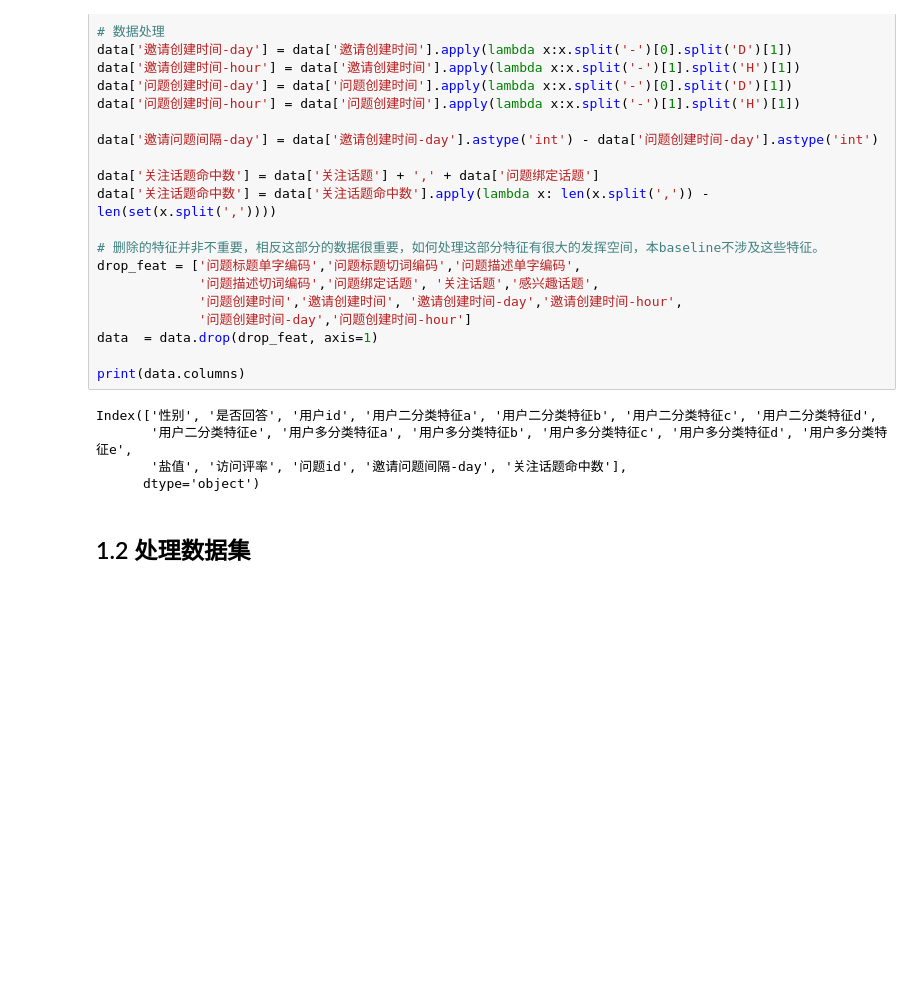
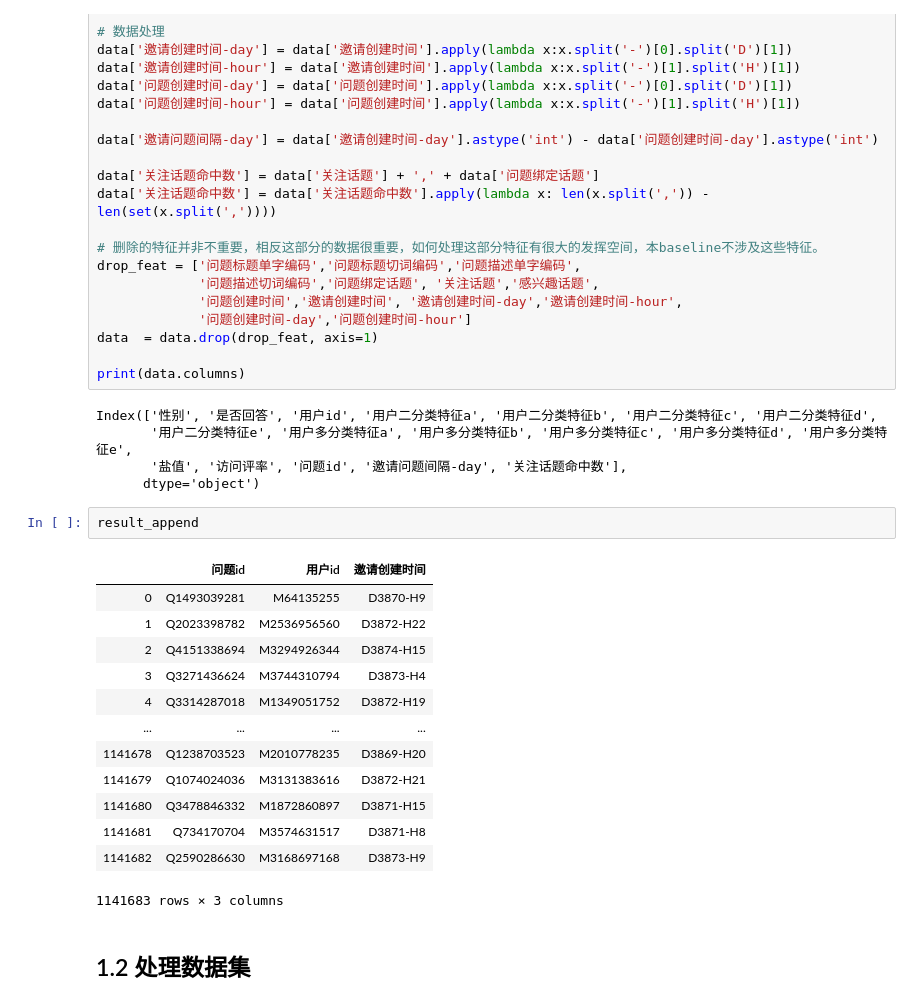
Before and after one commit to mokizzz/python_datamining_rayiooo, a Jupyter notebook: project3/main.ipynb, the cells around one changed output. Drawn from its saved outputs; the diff is of its cells as text; blank space fills up the shorter version.

```diff
--- a/project3/main.ipynb
+++ b/project3/main.ipynb
@@ -147,6 +148,22 @@ Index(['性别', '是否回答', '用户id', '用户二分类特征a', '用户
        '用户二分类特征e', '用户多分类特征a', '用户多分类特征b', '用户多分类特征c', '用户多分类特征d', '用户多分类特征e',
        '盐值', '访问评率', '问题id', '邀请问题间隔-day', '关注话题命中数'],
       dtype='object')
+# %%
+result_append
+# %% [output]
+|  | 问题id | 用户id | 邀请创建时间 |
+| 0 | Q1493039281 | M64135255 | D3870-H9 |
+| 1 | Q2023398782 | M2536956560 | D3872-H22 |
+| 2 | Q4151338694 | M3294926344 | D3874-H15 |
+| 3 | Q3271436624 | M3744310794 | D3873-H4 |
+| 4 | Q3314287018 | M1349051752 | D3872-H19 |
+| ... | ... | ... | ... |
+| 1141678 | Q1238703523 | M2010778235 | D3869-H20 |
+| 1141679 | Q1074024036 | M3131383616 | D3872-H21 |
+| 1141680 | Q3478846332 | M1872860897 | D3871-H15 |
+| 1141681 | Q734170704 | M3574631517 | D3871-H8 |
+| 1141682 | Q2590286630 | M3168697168 | D3873-H9 |
+1141683 rows × 3 columns
 # %% [markdown]
 ## 1.2 处理数据集
 # %% [markdown]
```
Also changed, not shown: parts of 4 cells of this notebook.
